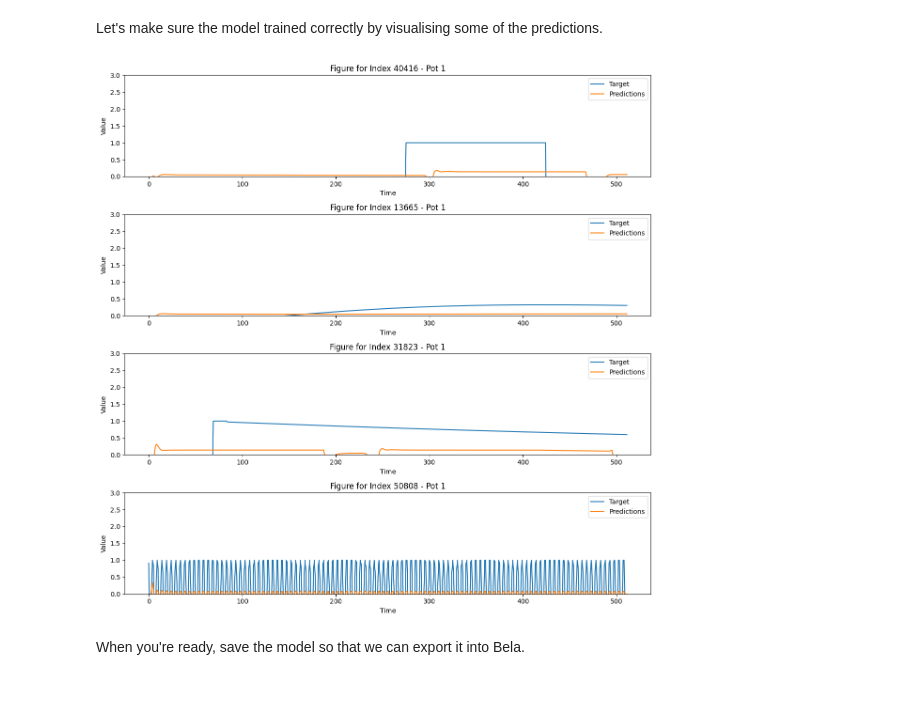
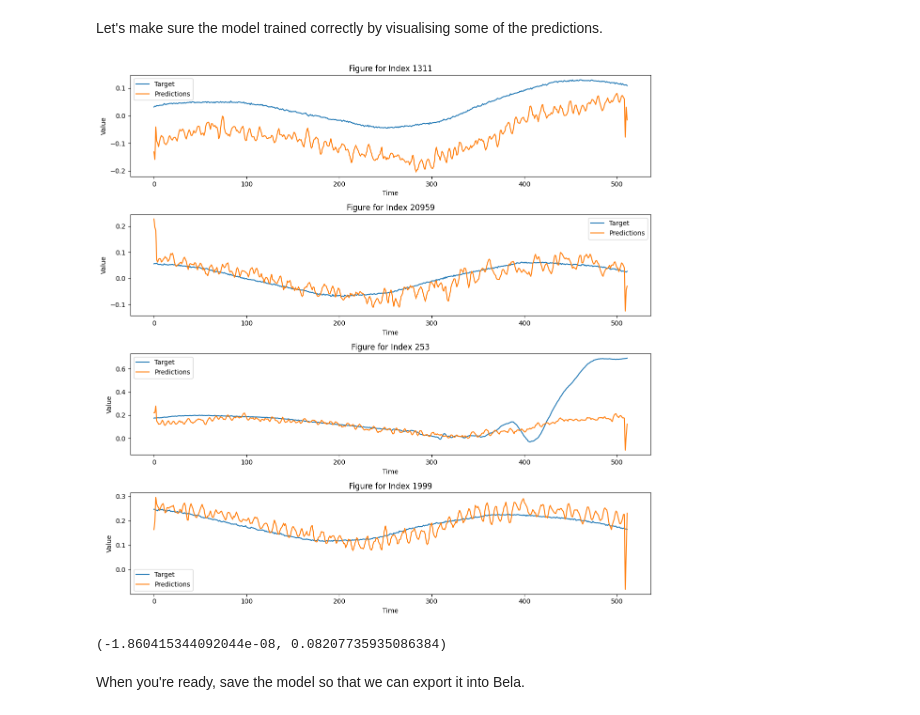
Before and after one commit to pelinski/hacklab-pybela, a Jupyter notebook: pipeline.ipynb, the cells around one changed output. Drawn from its saved outputs; the diff is of its cells as text; code cells hidden in the pictures.

```diff
--- a/pipeline.ipynb
+++ b/pipeline.ipynb
@@ -101,7 +137,8 @@ All .bin files in /root/Bela/projects/dataset-capture have been removed.
 # %% [markdown]
 You can time the length of your dataset using `asyncio.sleep(time_in_seconds)`. Note we are not using `time.sleep()` because it would block the Jupyter notebook.
 # %%
-file_paths = logger.start_logging(variables=["wIn"], transfer=False)
+variables = ['gIn']
+file_paths = logger.start_logging(variables=variables, transfer=False)
 logger.wait(60*10)
 logger.stop_logging()
 # %% [output]
@@ -119,0 +154,3 @@ Transferring /root/Bela/projects/dataset-capture/wIn.bin-->wIn_.bin... Done.
+# %%
+for var in variables:
+    logger.copy_file_from_bela(file_paths["remote_paths"][var], var+".bin")
@@ -276,21 +245,22 @@ torch.Size([32, 2048, 1])
 # %%
-import torch
-import torch.nn as nn
-
-class SimpleAudioRNN(nn.Module):
-    def __init__(self, input_size=1, hidden_size=16, num_layers=1):
-        super(SimpleAudioRNN, self).__init__()
-        self.lstm = nn.LSTM(input_size, hidden_size, num_layers, batch_first=True)
-        self.linear = nn.Linear(hidden_size, input_size)
+class ConvNet(nn.Module):
+    def __init__(self, input_size=1):
+        super().__init__()
+        self.net = nn.Sequential(
+            nn.Conv1d(input_size, 16, kernel_size=3, padding=1),
+            nn.ReLU(),
+            nn.Conv1d(16, 16, kernel_size=3, padding=1),
+            nn.ReLU(),
+            nn.Conv1d(16, input_size, kernel_size=3, padding=1)
+        )
 
     def forward(self, x):
-        # x shape: (batch, seq_len, input_size)
-        out, _ = self.lstm(x)  # out shape: (batch, seq_len, hidden_size)
-        out = self.linear(out) # map hidden states back to audio samples
-        return out
-
+        # x: (batch, seq_len, input_size)
+        x = x.transpose(1, 2)     # -> (batch, input_size, seq_len)
+        x = self.net(x)
+        return x.transpose(1, 2)  # -> back to (batch, seq_len, input_size)
 # Example usage:
-model = SimpleAudioRNN(input_size=1, hidden_size=16).to(device)
+model = ConvNet(input_size=1).to(device)
 
 # Create a batch of 1 with a window of 512 samples
 x = torch.randn(1, 512, 1).to(device)
@@ -306,7 +276,7 @@ device = torch.device("cuda" if torch.cuda.is_available() else "cpu")
 optimizer = torch.optim.Adam(model.parameters(), lr=0.001)
 criterion = torch.nn.MSELoss(reduction='mean')
 
-epochs = 10
+epochs = 100
 
 print("Running on device: {}".format(device))
 
@@ -327,7 +297,7 @@ for epoch in range(1, epochs+1):
 
         optimizer.zero_grad(set_to_none=True)  # lower memory footprint
         out = model(data)
-        loss = torch.sqrt(criterion(out, targets))
+        loss = criterion(out, targets)
         batch_losses = np.append(batch_losses, loss.item())
         loss.backward()
         optimizer.step()
@@ -376,34 +350,39 @@ Let's make sure the model trained correctly by visualising some of the predictio
 # %%
 # Select random indexes for plotting
 num_examples = 4
 random_indexes = np.random.choice(len(dataset), size=num_examples, replace=False)
 
 # Calculate the number of rows for the subplots
 num_rows = num_examples
 
 # Set up subplots
 fig, axes = plt.subplots(num_rows, 1, figsize=(12, 3 * num_rows))
+
+model = model.to(device)
 
 # Loop through random indexes and plot predictions
 for idx, ax_row in zip(random_indexes, axes):
     input, target = dataset.__getitem__(idx)
     output = model(input.unsqueeze(0))
 
     # Plot for the first dimension in the first column
     ax_row.plot(target[:, 0].detach().cpu(), label='Target')
     ax_row.plot(output[0, :, 0].detach().cpu(), label='Predictions')
     ax_row.set_xlabel('Time')
     ax_row.set_ylabel('Value')
     ax_row.legend()
-    ax_row.set_ylim(0, 3)
-    ax_row.set_title(f'Figure for Index {idx} - Pot 1')
+    ax_row.set_title(f'Figure for Index {idx}')
 
 
 
 plt.tight_layout()
 plt.show()
 # %% [output]
-[figure, old version]
+[figure, new version]
+# %%
+dataset.mean,dataset.std
+# %% [output]
+(-1.860415344092044e-08, 0.08207735935086384)
 # %% [markdown]
 When you're ready, save the model so that we can export it into Bela.
 # %%
```
Also changed, not shown: parts of 23 cells of this notebook.
